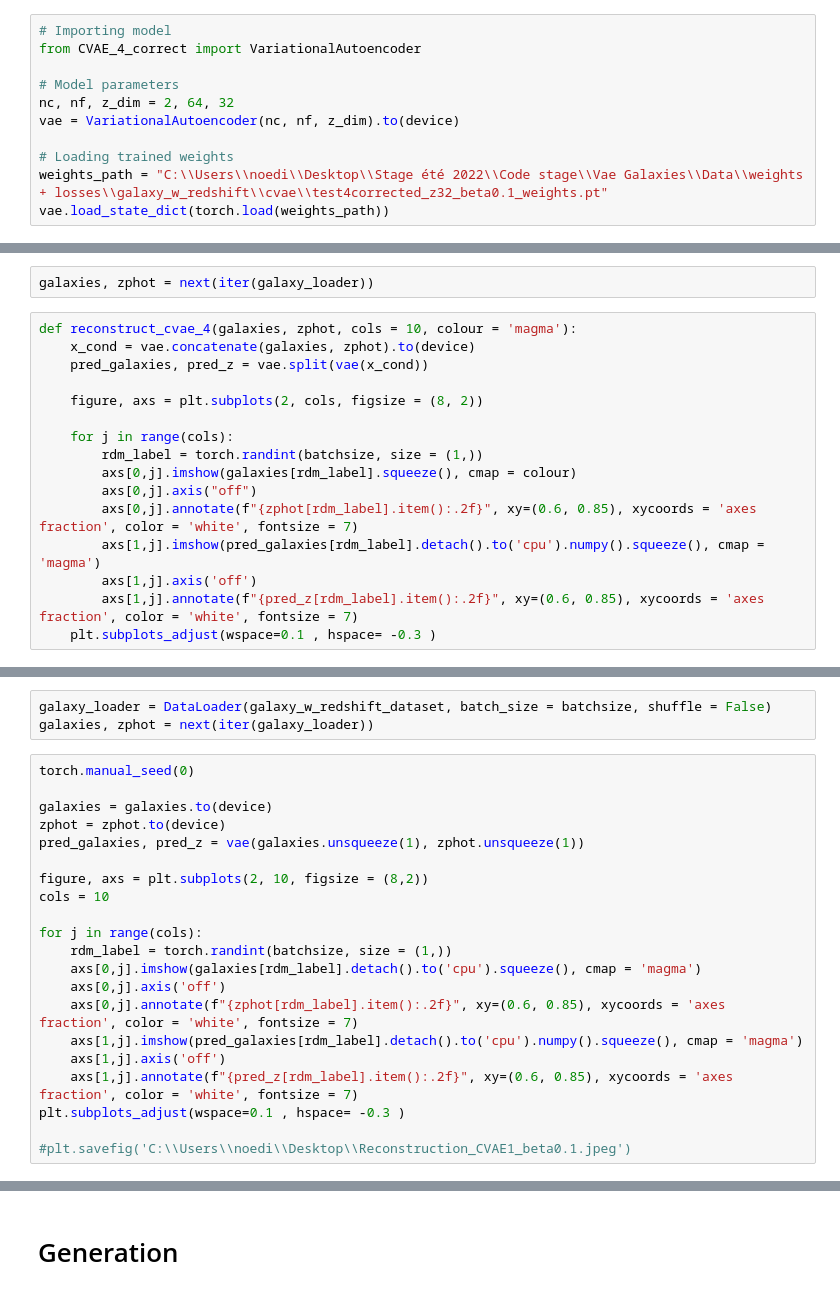
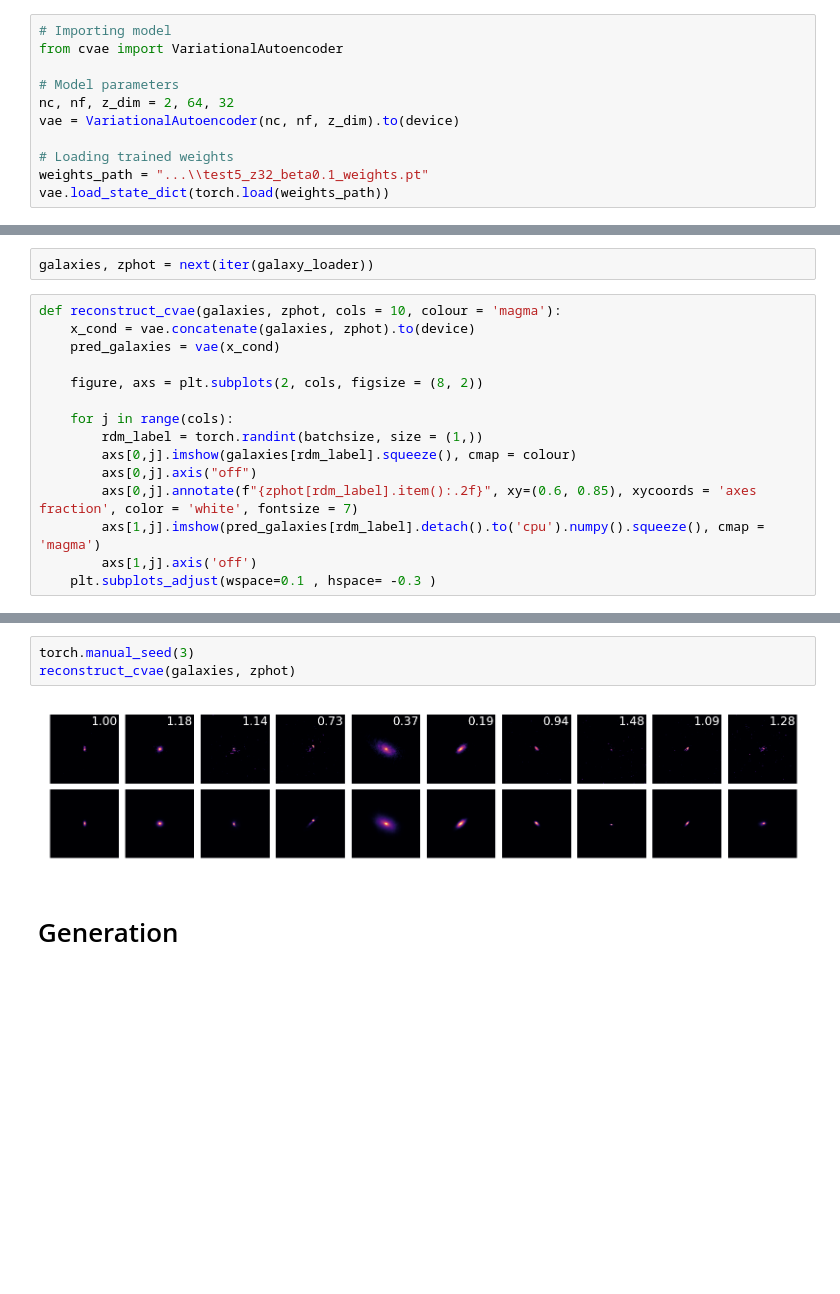
Before and after one commit to EnceladeCandy/Vae-project, a Jupyter notebook: notebooks/Reconstruction+generation.ipynb, the cells around one changed output, grey strips where cells are left out. Cells and saved outputs as stored; diff of their text form; blank space fills up the shorter version.

Commit message:
Test of the cvae.py architecture

```diff
--- a/notebooks/Reconstruction+generation.ipynb
+++ b/notebooks/Reconstruction+generation.ipynb
@@ -41,14 +41,14 @@ train_set, val_set = torch.utils.data.random_split(galaxy_w_redshift_dataset, [t
 # Defining the model and loading the weights
 # %%
 # Importing model
-from CVAE_4_correct import VariationalAutoencoder
+from cvae import VariationalAutoencoder
 
 # Model parameters
 nc, nf, z_dim = 2, 64, 32
 vae = VariationalAutoencoder(nc, nf, z_dim).to(device)
 
 # Loading trained weights
-weights_path = "C:\\Users\\noedi\\Desktop\\Stage été 2022\\Code stage\\Vae Galaxies\\Data\\weights + losses\\galaxy_w_redshift\\cvae\\test4corrected_z32_beta0.1_weights.pt"
+weights_path = "...\\test5_z32_beta0.1_weights.pt"
 vae.load_state_dict(torch.load(weights_path))
 # %% [output]
 <All keys matched successfully>
@@ -57,9 +57,9 @@ vae.load_state_dict(torch.load(weights_path))
 # %%
 galaxies, zphot = next(iter(galaxy_loader))
 # %%
-def reconstruct_cvae_4(galaxies, zphot, cols = 10, colour = 'magma'):
+def reconstruct_cvae(galaxies, zphot, cols = 10, colour = 'magma'):
     x_cond = vae.concatenate(galaxies, zphot).to(device)
-    pred_galaxies, pred_z = vae.split(vae(x_cond))
+    pred_galaxies = vae(x_cond)
 
     figure, axs = plt.subplots(2, cols, figsize = (8, 2))
 
@@ -70,5 +70,4 @@ def reconstruct_cvae_4(galaxies, zphot, cols = 10, colour = 'magma'):
         axs[0,j].annotate(f"{zphot[rdm_label].item():.2f}", xy=(0.6, 0.85), xycoords = 'axes fraction', color = 'white', fontsize = 7)
         axs[1,j].imshow(pred_galaxies[rdm_label].detach().to('cpu').numpy().squeeze(), cmap = 'magma')
         axs[1,j].axis('off')
-        axs[1,j].annotate(f"{pred_z[rdm_label].item():.2f}", xy=(0.6, 0.85), xycoords = 'axes fraction', color = 'white', fontsize = 7)
     plt.subplots_adjust(wspace=0.1 , hspace= -0.3 )
@@ -80,24 +73,0 @@ reconstruct_cvae_4(galaxies, zphot)
-# %%
-galaxy_loader = DataLoader(galaxy_w_redshift_dataset, batch_size = batchsize, shuffle = False)
-galaxies, zphot = next(iter(galaxy_loader))
-# %%
-torch.manual_seed(0)
-
-galaxies = galaxies.to(device)
-zphot = zphot.to(device)
-pred_galaxies, pred_z = vae(galaxies.unsqueeze(1), zphot.unsqueeze(1))
-
-figure, axs = plt.subplots(2, 10, figsize = (8,2))
-cols = 10
-
-for j in range(cols):
-    rdm_label = torch.randint(batchsize, size = (1,))
-    axs[0,j].imshow(galaxies[rdm_label].detach().to('cpu').squeeze(), cmap = 'magma')
-    axs[0,j].axis('off')
-    axs[0,j].annotate(f"{zphot[rdm_label].item():.2f}", xy=(0.6, 0.85), xycoords = 'axes fraction', color = 'white', fontsize = 7)
-    axs[1,j].imshow(pred_galaxies[rdm_label].detach().to('cpu').numpy().squeeze(), cmap = 'magma')
-    axs[1,j].axis('off')
-    axs[1,j].annotate(f"{pred_z[rdm_label].item():.2f}", xy=(0.6, 0.85), xycoords = 'axes fraction', color = 'white', fontsize = 7)
-plt.subplots_adjust(wspace=0.1 , hspace= -0.3 )
-
-#plt.savefig('C:\\Users\\noedi\\Desktop\\Reconstruction_CVAE1_beta0.1.jpeg')
@@ -106,3 +74,8 @@ plt.subplots_adjust(wspace=0.1 , hspace= -0.3 )
+# %%
+torch.manual_seed(3)
+reconstruct_cvae(galaxies, zphot)
+# %% [output]
+[figure, added]
 # %% [markdown]
 # Generation
 # %%
```
Also changed, not shown: parts of 10 cells of this notebook.
